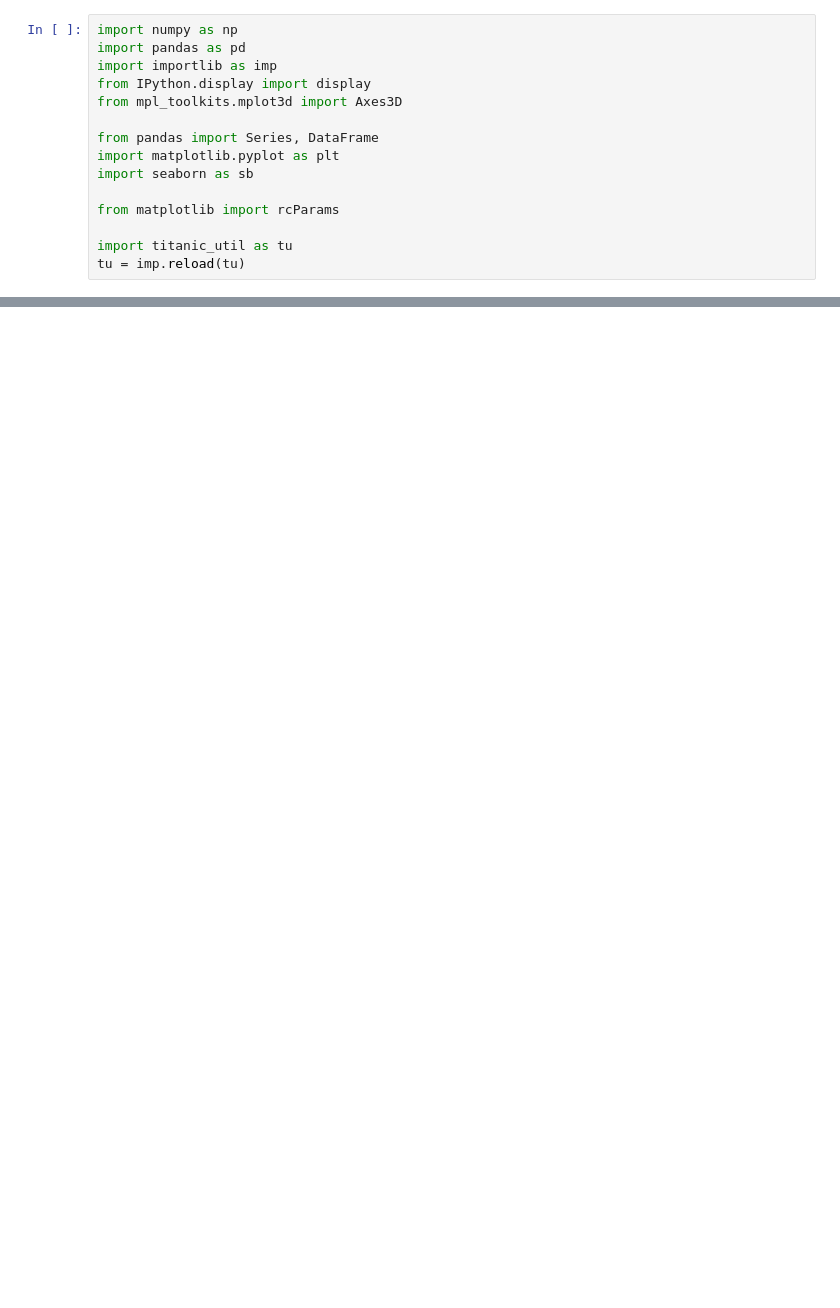
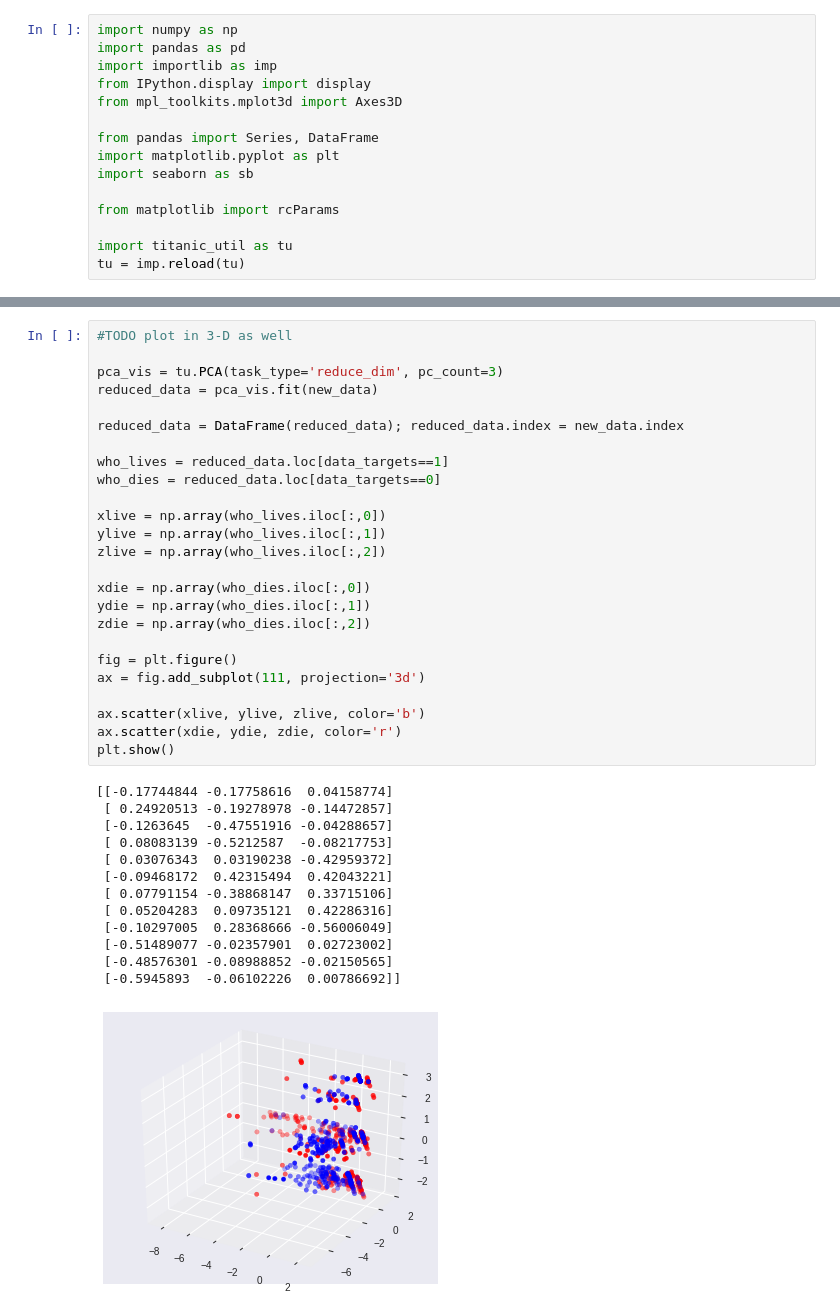
Before and after one commit to ariakoehler/kaggle_titanic, a Jupyter notebook: titanic.ipynb, the cells around one changed output, grey strips where cells are left out. Saved outputs shown, nothing was run; the diff lists cells and outputs as text; blank space fills up the shorter version.

```diff
--- a/titanic.ipynb
+++ b/titanic.ipynb
@@ -57,3 +56,42 @@ plt.show()
+# %%
+#TODO plot in 3-D as well
+
+pca_vis = tu.PCA(task_type='reduce_dim', pc_count=3)
+reduced_data = pca_vis.fit(new_data)
+
+reduced_data = DataFrame(reduced_data); reduced_data.index = new_data.index
+
+who_lives = reduced_data.loc[data_targets==1]
+who_dies = reduced_data.loc[data_targets==0]
+
+xlive = np.array(who_lives.iloc[:,0])
+ylive = np.array(who_lives.iloc[:,1])
+zlive = np.array(who_lives.iloc[:,2])
+
+xdie = np.array(who_dies.iloc[:,0])
+ydie = np.array(who_dies.iloc[:,1])
+zdie = np.array(who_dies.iloc[:,2])
+
+fig = plt.figure()
+ax = fig.add_subplot(111, projection='3d')
+
+ax.scatter(xlive, ylive, zlive, color='b')
+ax.scatter(xdie, ydie, zdie, color='r')
+plt.show()
+# %% [output]
+[[-0.17744844 -0.17758616  0.04158774]
+ [ 0.24920513 -0.19278978 -0.14472857]
+ [-0.1263645  -0.47551916 -0.04288657]
+ [ 0.08083139 -0.5212587  -0.08217753]
+ [ 0.03076343  0.03190238 -0.42959372]
+ [-0.09468172  0.42315494  0.42043221]
+ [ 0.07791154 -0.38868147  0.33715106]
+ [ 0.05204283  0.09735121  0.42286316]
+ [-0.10297005  0.28368666 -0.56006049]
+ [-0.51489077 -0.02357901  0.02723002]
+ [-0.48576301 -0.08988852 -0.02150565]
+ [-0.5945893  -0.06102226  0.00786692]]
+[figure, added]
 # %%
 corr = new_data.join(titanic_data['Survived']).corr()
 
```
Also changed, not shown: parts of 6 cells of this notebook, 1 other file.
